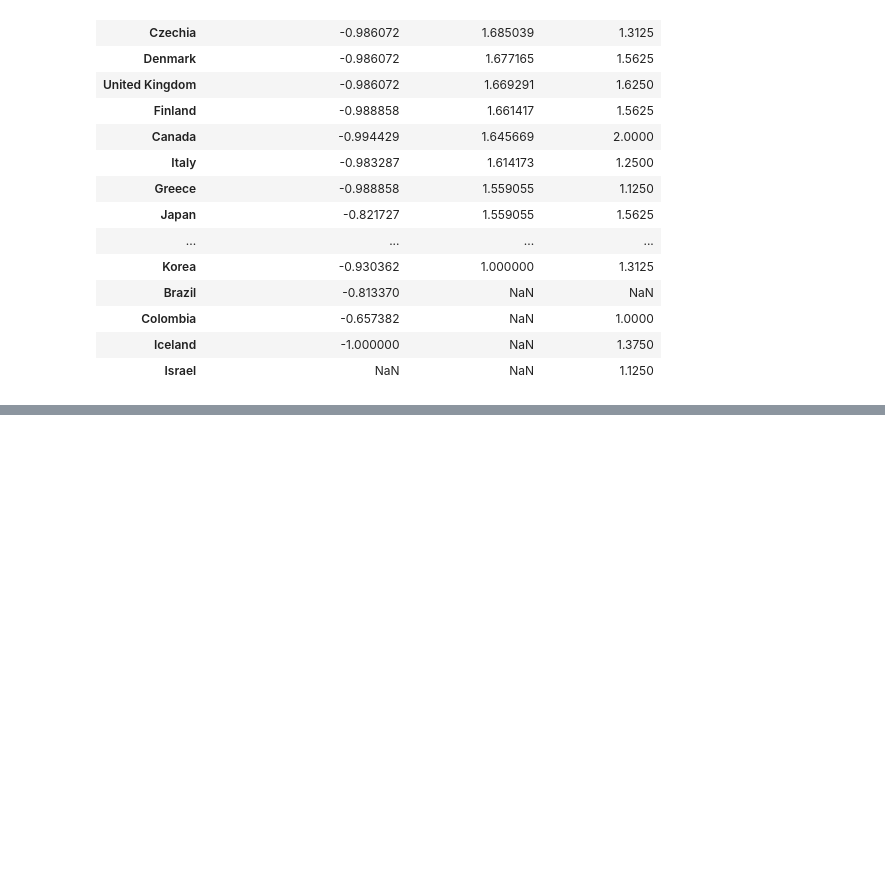
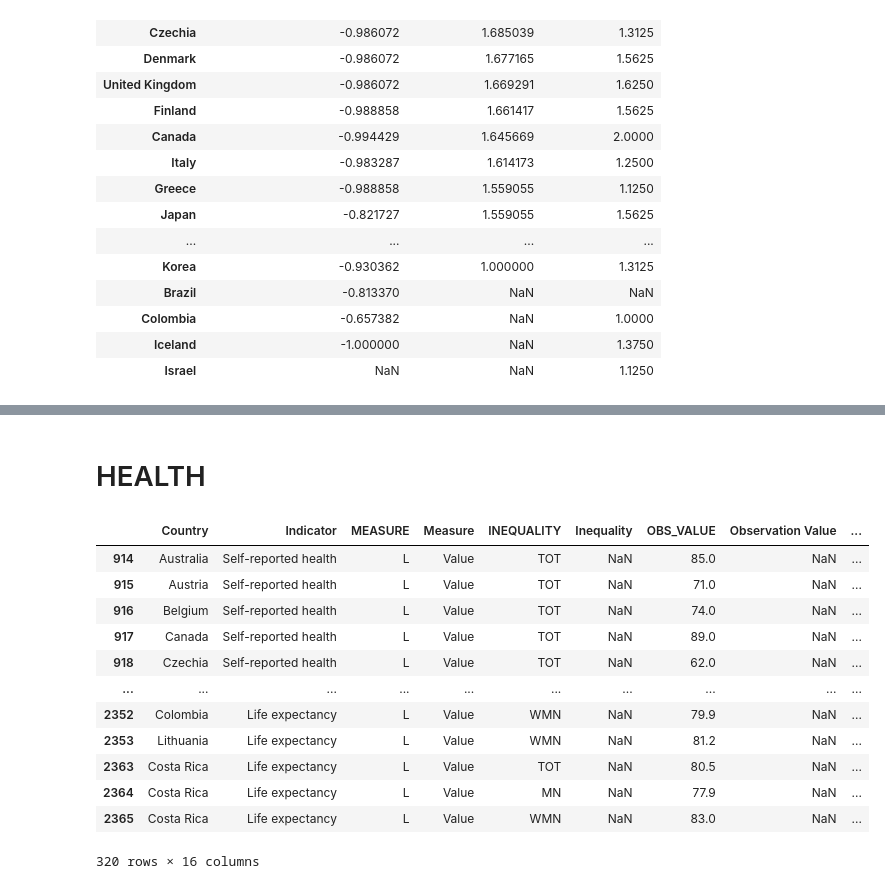
Before and after one commit to IDM4s-2025/vis-642-1, a Jupyter notebook: gdp.ipynb, the cells around one changed output, grey strips where cells are left out. Drawn from its saved outputs; the diff is of its cells as text; code cells hidden in the pictures; blank space fills up the shorter version.

```diff
--- a/gdp.ipynb
+++ b/gdp.ipynb
@@ -211,0 +662,37 @@ adjusted_sorted
+# %% [markdown]
+# HEALTH
+# %%
+import pandas as pd
+ruta_archivo = r"C:\Users\gatob\Downloads\gdp_archivo.csv"
+
+df = pd.read_csv(ruta_archivo)
+
+df
+# %%
+health = ['Country',  'Indicator', 'MEASURE', 'Measure', 'INEQUALITY',
+           'Inequality', 'OBS_VALUE', 'Observation Value', 'OBS_STATUS',
+           'Observation Status', 'UNIT_MEASURE', 'Unit of Measures', 'UNIT_MULT',
+           'Multiplier', 'BASE_PER', 'Base reference period']
+
+health_indicators = [
+    "Self-reported health",
+    "Life expectancy"
+]
+
+health_filter = df[df["Indicator"].isin(health_indicators)][health]
+
+health_filter
+# %% [output]
+|  | Country | Indicator | MEASURE | Measure | INEQUALITY | Inequality | OBS_VALUE | Observation Value | ... |
+| 914 | Australia | Self-reported health | L | Value | TOT | NaN | 85.0 | NaN | ... |
+| 915 | Austria | Self-reported health | L | Value | TOT | NaN | 71.0 | NaN | ... |
+| 916 | Belgium | Self-reported health | L | Value | TOT | NaN | 74.0 | NaN | ... |
+| 917 | Canada | Self-reported health | L | Value | TOT | NaN | 89.0 | NaN | ... |
+| 918 | Czechia | Self-reported health | L | Value | TOT | NaN | 62.0 | NaN | ... |
+| ... | ... | ... | ... | ... | ... | ... | ... | ... | ... |
+| 2352 | Colombia | Life expectancy | L | Value | WMN | NaN | 79.9 | NaN | ... |
+| 2353 | Lithuania | Life expectancy | L | Value | WMN | NaN | 81.2 | NaN | ... |
+| 2363 | Costa Rica | Life expectancy | L | Value | TOT | NaN | 80.5 | NaN | ... |
+| 2364 | Costa Rica | Life expectancy | L | Value | MN | NaN | 77.9 | NaN | ... |
+| 2365 | Costa Rica | Life expectancy | L | Value | WMN | NaN | 83.0 | NaN | ... |
+320 rows × 16 columns
```
Also changed, not shown: parts of 32 cells of this notebook.
